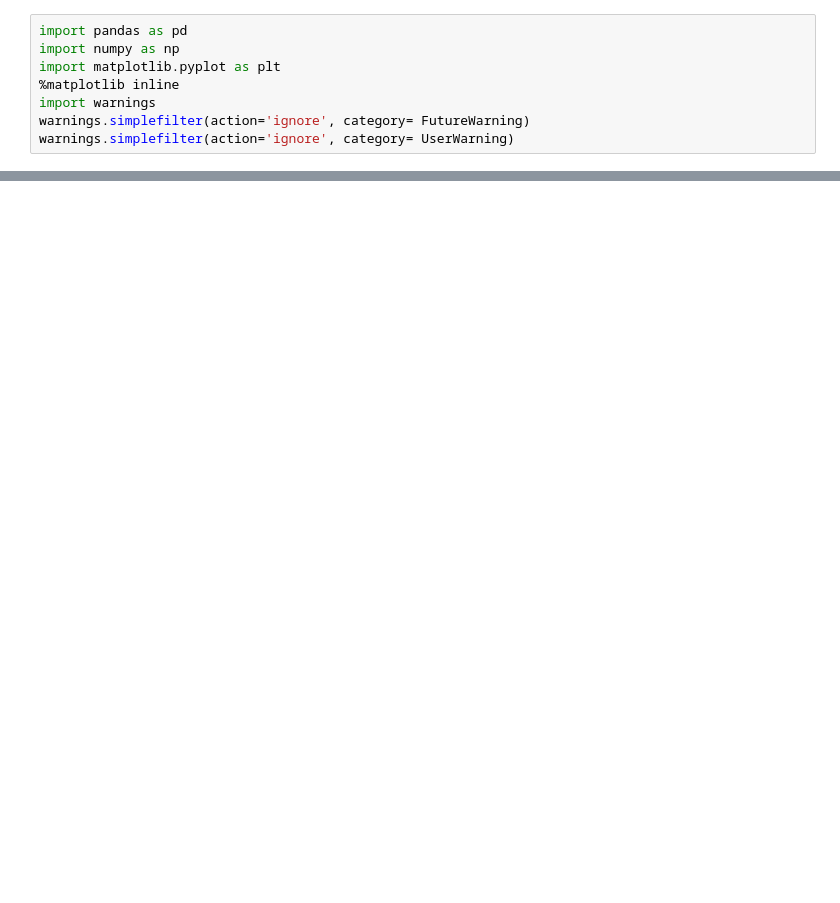
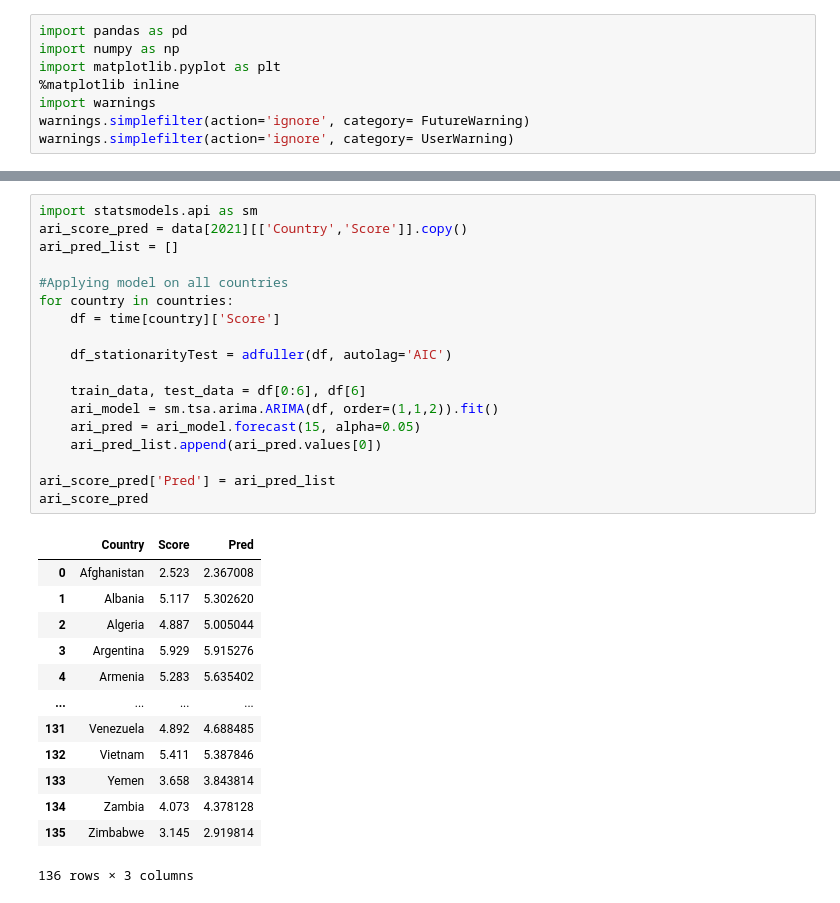
Before and after one commit to xaynezz/1015, a Jupyter notebook: notebooks/machine_learning.ipynb, the cells around one changed output, grey strips where cells are left out. Drawn from its saved outputs; the diff is of its cells as text; blank space fills up the shorter version.

```diff
--- a/notebooks/machine_learning.ipynb
+++ b/notebooks/machine_learning.ipynb
@@ -76,0 +124,32 @@ As we can see, applying autoregression with a time lag of 1 from years 2015-2020
+# %%
+import statsmodels.api as sm
+ari_score_pred = data[2021][['Country','Score']].copy()
+ari_pred_list = []
+
+#Applying model on all countries
+for country in countries:
+    df = time[country]['Score']
+
+    df_stationarityTest = adfuller(df, autolag='AIC')
+
+    train_data, test_data = df[0:6], df[6]
+    ari_model = sm.tsa.arima.ARIMA(df, order=(1,1,2)).fit()
+    ari_pred = ari_model.forecast(15, alpha=0.05)
+    ari_pred_list.append(ari_pred.values[0])
+
+ari_score_pred['Pred'] = ari_pred_list
+ari_score_pred
+# %% [output]
+|  | Country | Score | Pred |
+| 0 | Afghanistan | 2.523 | 2.367008 |
+| 1 | Albania | 5.117 | 5.302620 |
+| 2 | Algeria | 4.887 | 5.005044 |
+| 3 | Argentina | 5.929 | 5.915276 |
+| 4 | Armenia | 5.283 | 5.635402 |
+| ... | ... | ... | ... |
+| 131 | Venezuela | 4.892 | 4.688485 |
+| 132 | Vietnam | 5.411 | 5.387846 |
+| 133 | Yemen | 3.658 | 3.843814 |
+| 134 | Zambia | 4.073 | 4.378128 |
+| 135 | Zimbabwe | 3.145 | 2.919814 |
+136 rows × 3 columns
```
Also changed, not shown: parts of 24 cells of this notebook, 1 other file.
